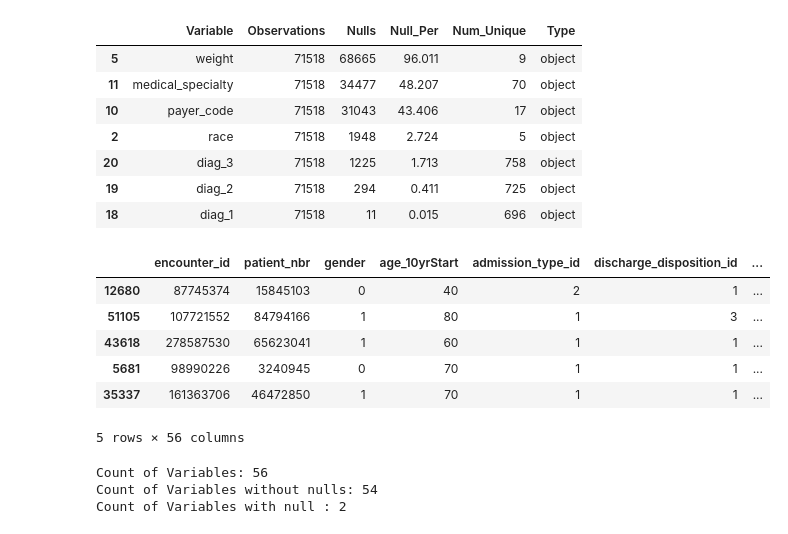
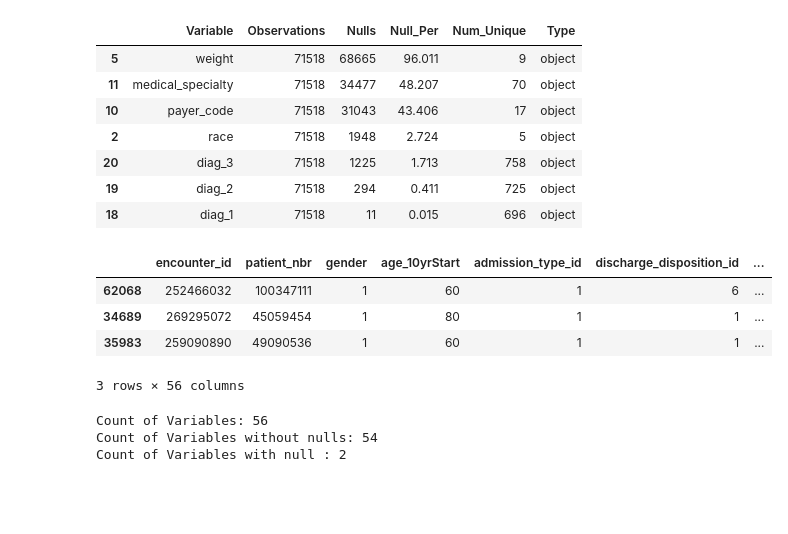
Before and after one commit to bcullinan32/ML_Course, a Jupyter notebook: Class-Data-Clean-Up.ipynb, the cells around one changed output. Drawn from its saved outputs; the diff is of its cells as text; code cells hidden in the pictures; blank space fills up the shorter version.

```diff
--- a/Class-Data-Clean-Up.ipynb
+++ b/Class-Data-Clean-Up.ipynb
@@ -541,27 +542,25 @@ Count of Variables with null : 7
 # %%
 # Specify Medications for Encoding
 medCols = ['metformin','repaglinide','nateglinide','chlorpropamide','glimepiride',
             'acetohexamide','glipizide','glyburide','tolbutamide','pioglitazone',
             'rosiglitazone','acarbose','miglitol','troglitazone','tolazamide','examide',
             'citoglipton','insulin','glyburide.metformin','glipizide.metformin','glimepiride.pioglitazone',
             'metformin.rosiglitazone','metformin.pioglitazone']
 
 # Set Function Params
 df_to_clean = mainData
 ordEncode_Vars = medCols
 ordEncode_order = ['No','Down','Steady','Up']
 
 cleanDF = Clean_DF_Wrapper(df_to_clean,ordEncode_Vars,ordEncode_order,medCols)
 cleanDF = Clean_ResponseVar(cleanDF)
-cleanDF.sample(5)
+cleanDF.sample(3)
 # %% [output]
 |  | encounter_id | patient_nbr | gender | age_10yrStart | admission_type_id | discharge_disposition_id | ... |
-| 12680 | 87745374 | 15845103 | 0 | 40 | 2 | 1 | ... |
-| 51105 | 107721552 | 84794166 | 1 | 80 | 1 | 3 | ... |
-| 43618 | 278587530 | 65623041 | 1 | 60 | 1 | 1 | ... |
-| 5681 | 98990226 | 3240945 | 0 | 70 | 1 | 1 | ... |
-| 35337 | 161363706 | 46472850 | 1 | 70 | 1 | 1 | ... |
+| 62068 | 252466032 | 100347111 | 1 | 60 | 1 | 6 | ... |
+| 34689 | 269295072 | 45059454 | 1 | 80 | 1 | 1 | ... |
+| 35983 | 259090890 | 49090536 | 1 | 60 | 1 | 1 | ... |
-5 rows × 56 columns
+3 rows × 56 columns
 # %%
 # Re-Run Null Summary
 nullSummary = nullAnalysis(cleanDF)
```
Also changed, not shown: parts of 44 cells of this notebook.
